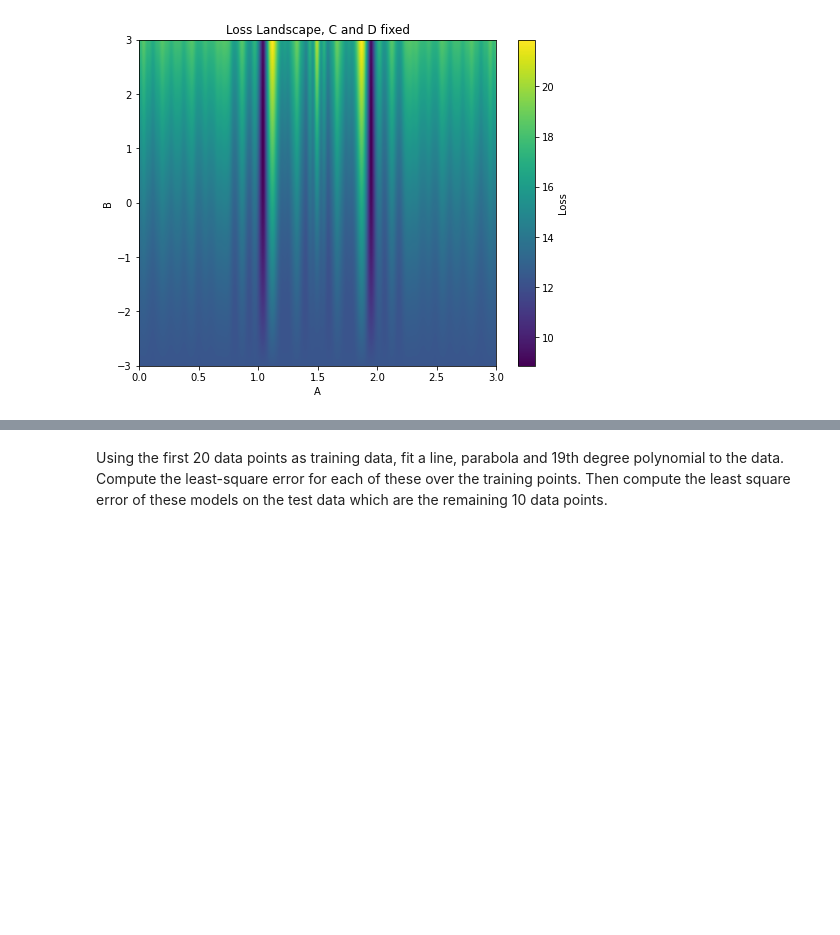
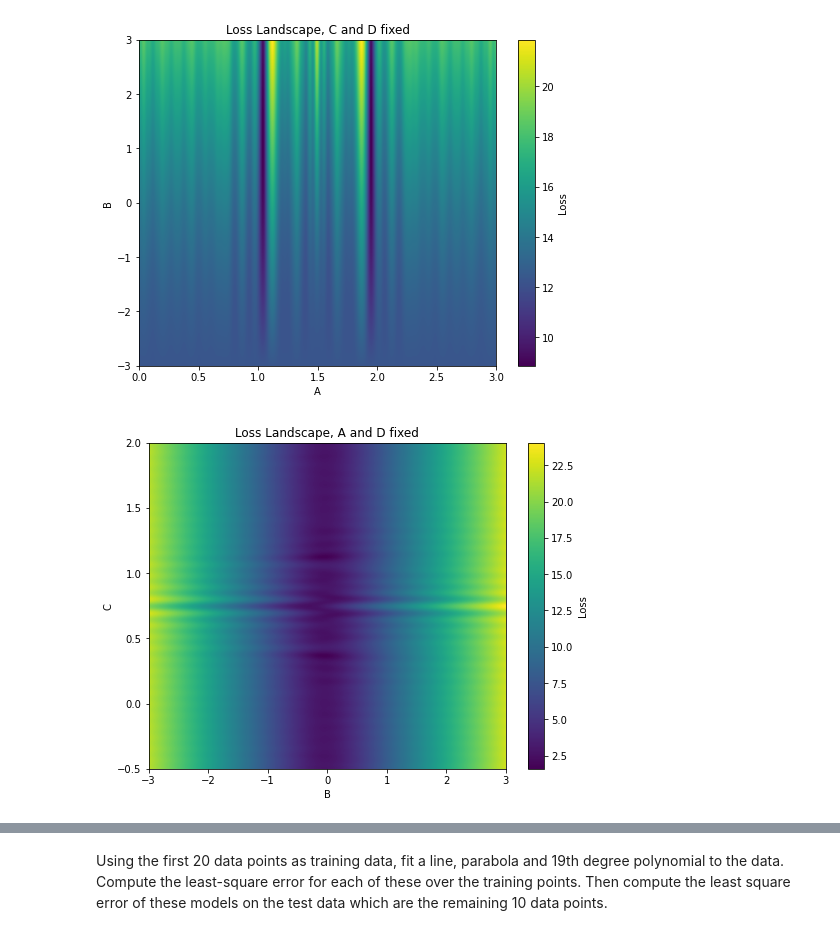
Before and after one commit to gitbheeds/EE399-Machine-Learning-and-Neural-Networks, a Jupyter notebook: HW1.ipynb, the cells around one changed output, grey strips where cells are left out. Saved outputs shown, nothing was run; the diff lists cells and outputs as text; code cells hidden in the pictures; blank space fills up the shorter version.

```diff
--- a/HW1.ipynb
+++ b/HW1.ipynb
@@ -129,3 +131,22 @@ plt.title('Loss Landscape, C and D fixed')
 plt.show()
 # %% [output]
 [figure]
+# %%
+#fix A and D, sweep through B and C
+loss_grid1 = np.zeros((len(Bval), len(Cval)))
+
+#sweep B and C
+for i, B in enumerate(Bval):
+    for j, C in enumerate(Cval):
+        loss = loss_func([c_opt[0], B, C, c_opt[3]], X, Y)
+#store the loss value for the given combination of B and C sweeps
+        loss_grid1[i,j] = loss
+plt.figure(figsize=(8,6))
+plt.pcolor(Bval, Cval, loss_grid1, cmap='viridis')
+plt.colorbar(label='Loss')
+plt.xlabel('B')
+plt.ylabel('C')
+plt.title('Loss Landscape, A and D fixed')
+plt.show()
+# %% [output]
+[figure, added]
```
Also changed, not shown: parts of 7 cells of this notebook.
